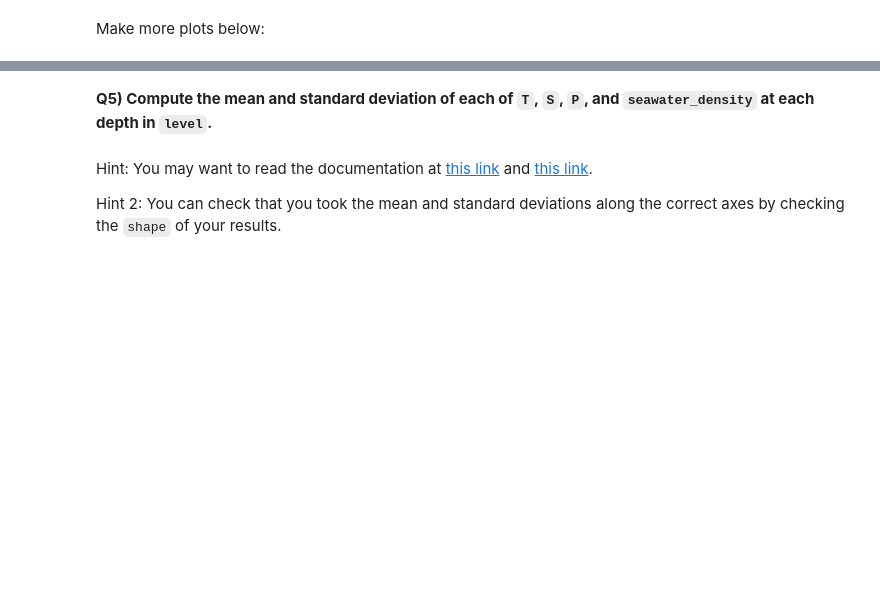
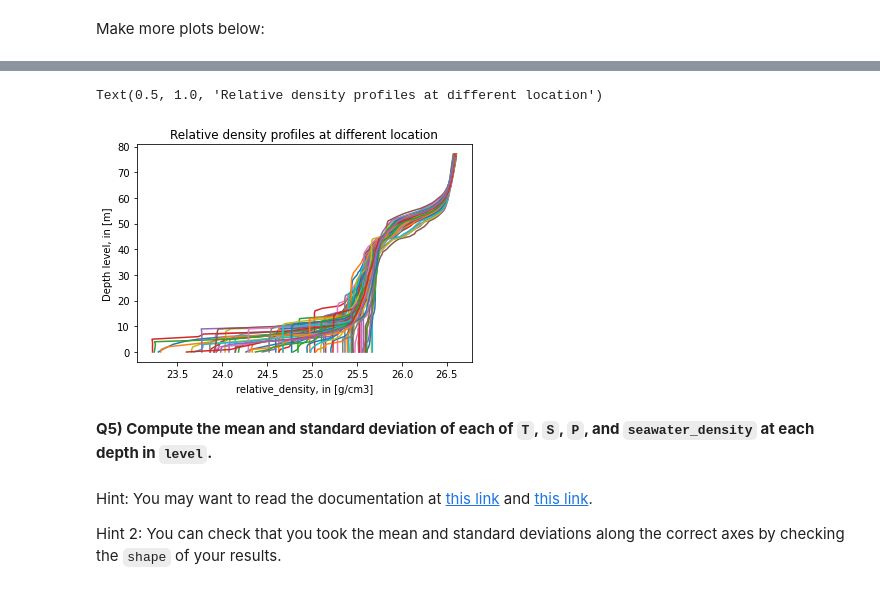
Before and after one commit to fredlardet/2022_Intro_Python, a Jupyter notebook: Exercises/W2_S1.ipynb, the cells around one changed output, grey strips where cells are left out. Cells and saved outputs as stored; diff of their text form; code cells hidden in the pictures; blank space fills up the shorter version.

```diff
--- a/Exercises/W2_S1.ipynb
+++ b/Exercises/W2_S1.ipynb
@@ -180,3 +205,5 @@ ___ = ___
+# %%
+relative_density_calculate = a*S+(b*T)+(c*T**2)
 # %% [markdown]
 **Q4) Make a plot for each column of data in `T`, `S`, `P`, and
 `relative_density` (four plots)**
@@ -204,3 +250,11 @@ Make more plots below:
+# %%
+plt.plot(relative_density_calculate,level);
+plt.xlabel('relative_density, in [g/cm3]')
+plt.ylabel('Depth level, in [m]')
+plt.title('Relative density profiles at different location')
+# %% [output]
+Text(0.5, 1.0, 'Relative density profiles at different location')
+[figure, added]
 # %% [markdown]
 **Q5) Compute the mean and standard deviation of each of `T`, `S`, `P`, and `seawater_density` at each depth in `level`.**
 # %% [markdown]
```
Also changed, not shown: parts of 23 cells of this notebook.
